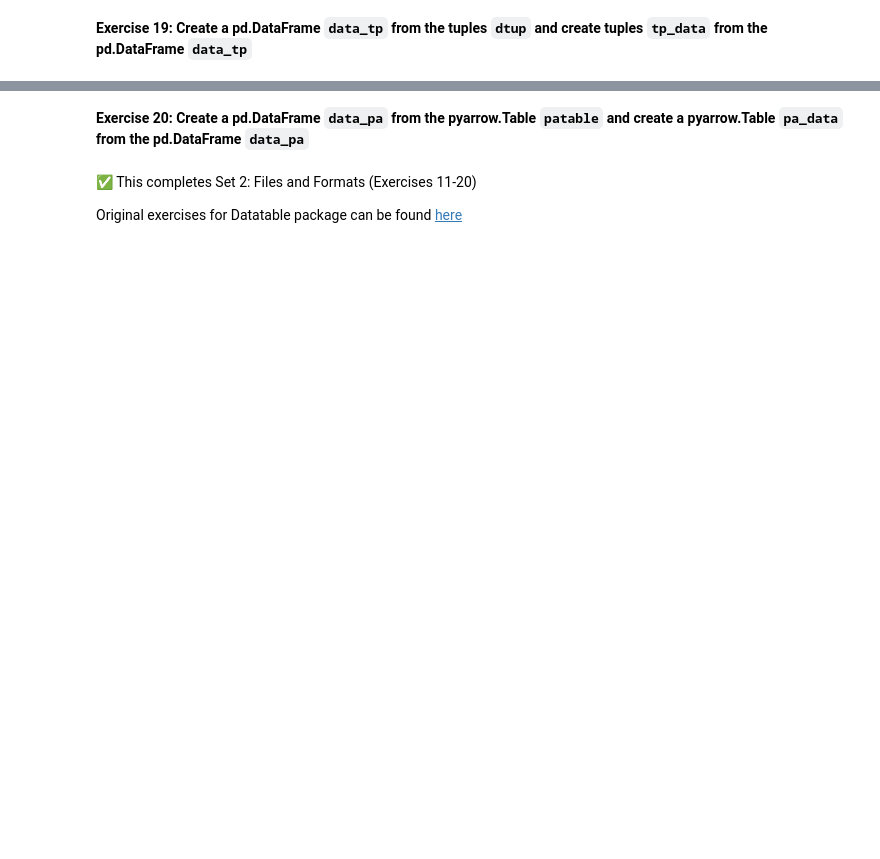
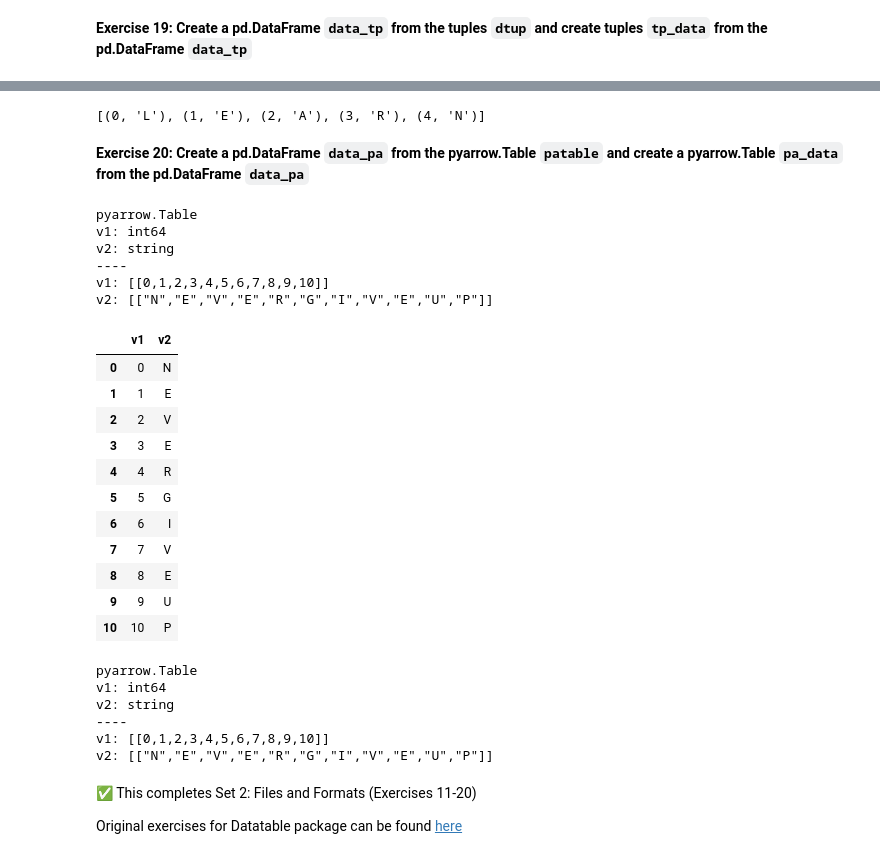
Before and after one commit to Extremesarova/pandas_exercises, a Jupyter notebook: exercises/02_files_and_formats_exercises.ipynb, the cells around one changed output, grey strips where cells are left out. Saved outputs shown, nothing was run; the diff lists cells and outputs as text; code cells hidden in the pictures; blank space fills up the shorter version.

```diff
--- a/exercises/02_files_and_formats_exercises.ipynb
+++ b/exercises/02_files_and_formats_exercises.ipynb
@@ -57,5 +185,45 @@ data_zip = pd.read_csv(zip_file.open('users.csv'))
+# %%
+tp_data = list(data_tp.to_records(index=False))
+tp_data
+# %% [output]
+[(0, 'L'), (1, 'E'), (2, 'A'), (3, 'R'), (4, 'N')]
 # %% [markdown]
 **Exercise 20: Create a pd.DataFrame `data_pa` from the pyarrow.Table `patable` and create a pyarrow.Table `pa_data` from the pd.DataFrame `data_pa`**
+# %%
+patable
+# %% [output]
+pyarrow.Table
+v1: int64
+v2: string
+----
+v1: [[0,1,2,3,4,5,6,7,8,9,10]]
+v2: [["N","E","V","E","R","G","I","V","E","U","P"]]
+# %%
+data_pa = patable.to_pandas()
+data_pa
+# %% [output]
+|  | v1 | v2 |
+| 0 | 0 | N |
+| 1 | 1 | E |
+| 2 | 2 | V |
+| 3 | 3 | E |
+| 4 | 4 | R |
+| 5 | 5 | G |
+| 6 | 6 | I |
+| 7 | 7 | V |
+| 8 | 8 | E |
+| 9 | 9 | U |
+| 10 | 10 | P |
+# %%
+pa_data = pa.Table.from_pandas(data_pa)
+pa_data
+# %% [output]
+pyarrow.Table
+v1: int64
+v2: string
+----
+v1: [[0,1,2,3,4,5,6,7,8,9,10]]
+v2: [["N","E","V","E","R","G","I","V","E","U","P"]]
 # %% [markdown]
 ✅ This completes Set 2: Files and Formats (Exercises 11-20)
 
```
Also changed, not shown: parts of 17 cells of this notebook.
